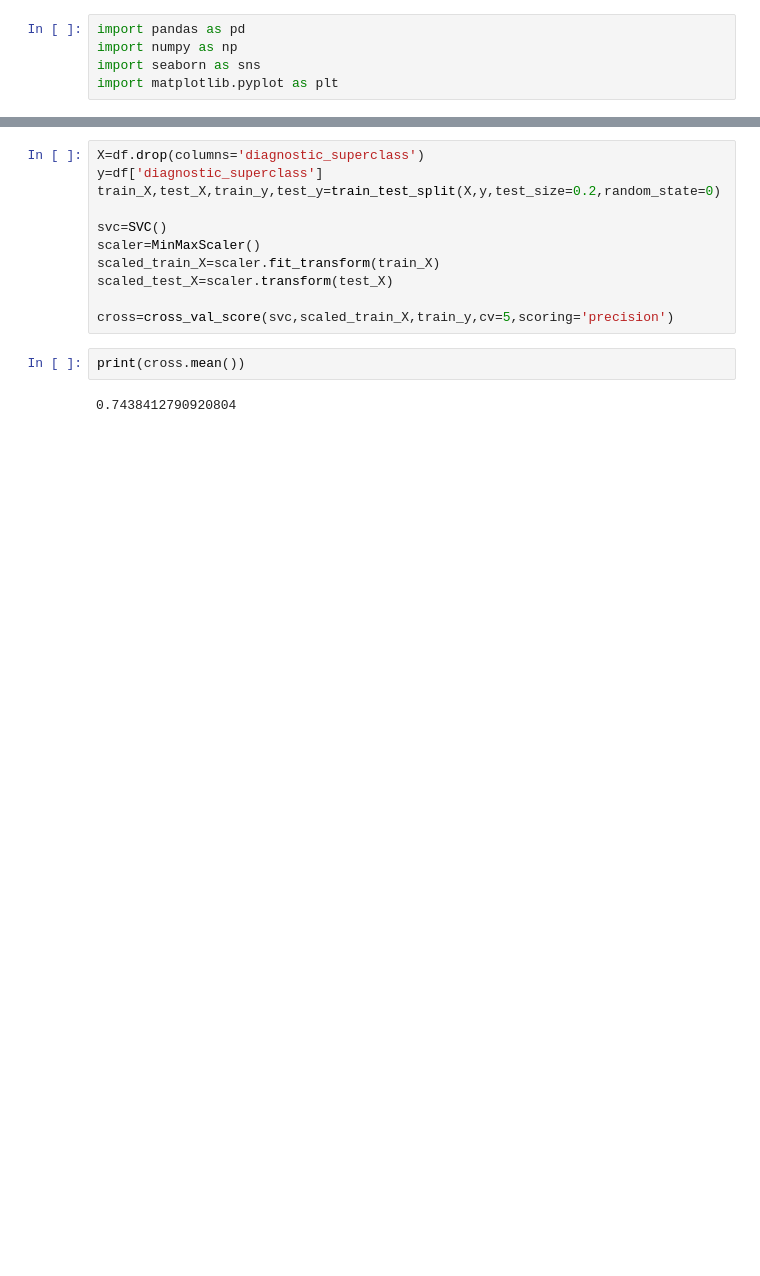
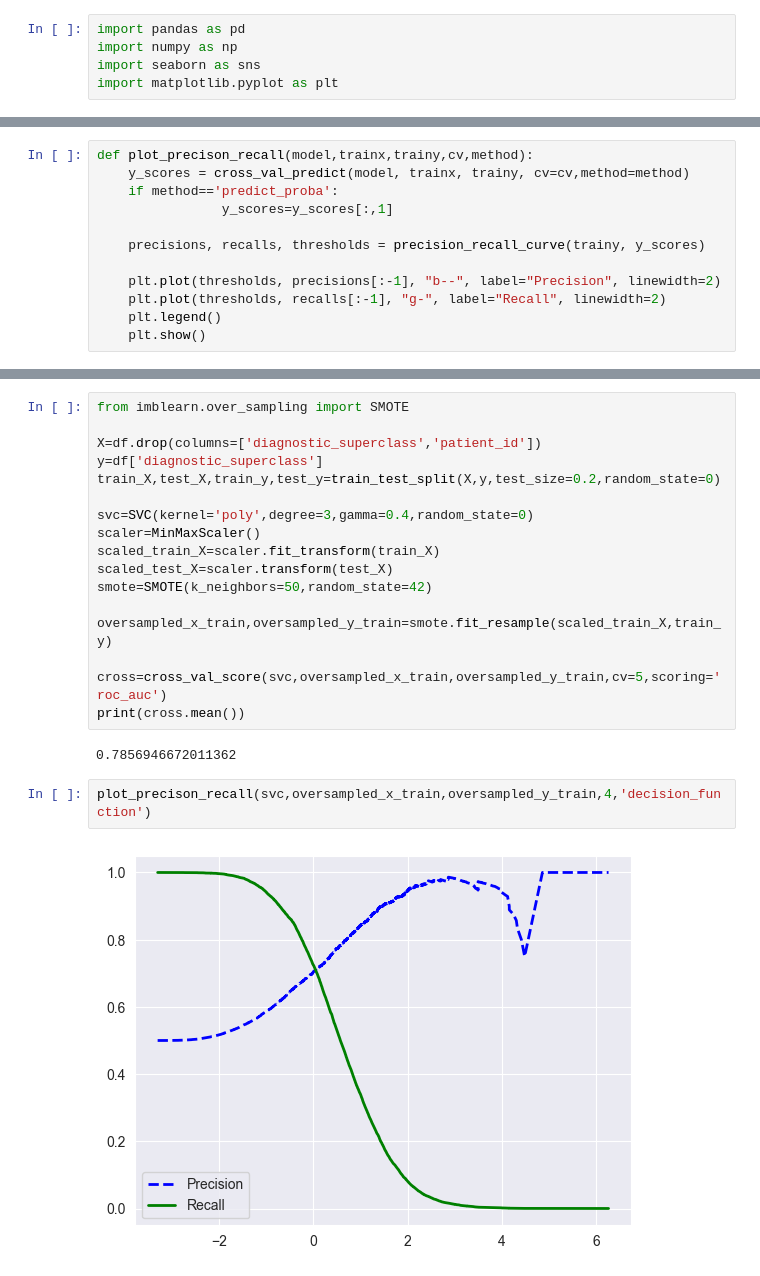
Before and after one commit to Soroushsrd/News-Sentiment-Analysis, a Jupyter notebook: PTB_XL/PTB_XL_machine_learning.ipynb, the cells around one changed output, grey strips where cells are left out. Cells and saved outputs as stored; diff of their text form; blank space fills up the shorter version.

```diff
--- a/PTB_XL/PTB_XL_machine_learning.ipynb
+++ b/PTB_XL/PTB_XL_machine_learning.ipynb
@@ -48 +76,13 @@ from sklearn.preprocessing import MinMaxScaler
 from sklearn.svm import SVC
+# %%
+def plot_precison_recall(model,trainx,trainy,cv,method):
+    y_scores = cross_val_predict(model, trainx, trainy, cv=cv,method=method)
+    if method=='predict_proba':
+                y_scores=y_scores[:,1]
+
+    precisions, recalls, thresholds = precision_recall_curve(trainy, y_scores)
+
+    plt.plot(thresholds, precisions[:-1], "b--", label="Precision", linewidth=2)
+    plt.plot(thresholds, recalls[:-1], "g-", label="Recall", linewidth=2)
+    plt.legend()
+    plt.show()
@@ -49,15 +104,23 @@ from sklearn.svm import SVC
 # %%
-X=df.drop(columns='diagnostic_superclass')
+from imblearn.over_sampling import SMOTE
+
+X=df.drop(columns=['diagnostic_superclass','patient_id'])
 y=df['diagnostic_superclass']
 train_X,test_X,train_y,test_y=train_test_split(X,y,test_size=0.2,random_state=0)
 
-svc=SVC()
+svc=SVC(kernel='poly',degree=3,gamma=0.4,random_state=0)
 scaler=MinMaxScaler()
 scaled_train_X=scaler.fit_transform(train_X)
 scaled_test_X=scaler.transform(test_X)
+smote=SMOTE(k_neighbors=50,random_state=42)
 
-cross=cross_val_score(svc,scaled_train_X,train_y,cv=5,scoring='precision')
+oversampled_x_train,oversampled_y_train=smote.fit_resample(scaled_train_X,train_y)
+
+cross=cross_val_score(svc,oversampled_x_train,oversampled_y_train,cv=5,scoring='roc_auc')
+print(cross.mean())
+# %% [output]
+0.7856946672011362
-# %%
-print(cross.mean())
-# %% [output]
-0.7438412790920804
+# %%
+plot_precison_recall(svc,oversampled_x_train,oversampled_y_train,4,'decision_function')
+# %% [output]
+[figure, added]
```
Also changed, not shown: parts of 52 cells of this notebook, 2 other files.
